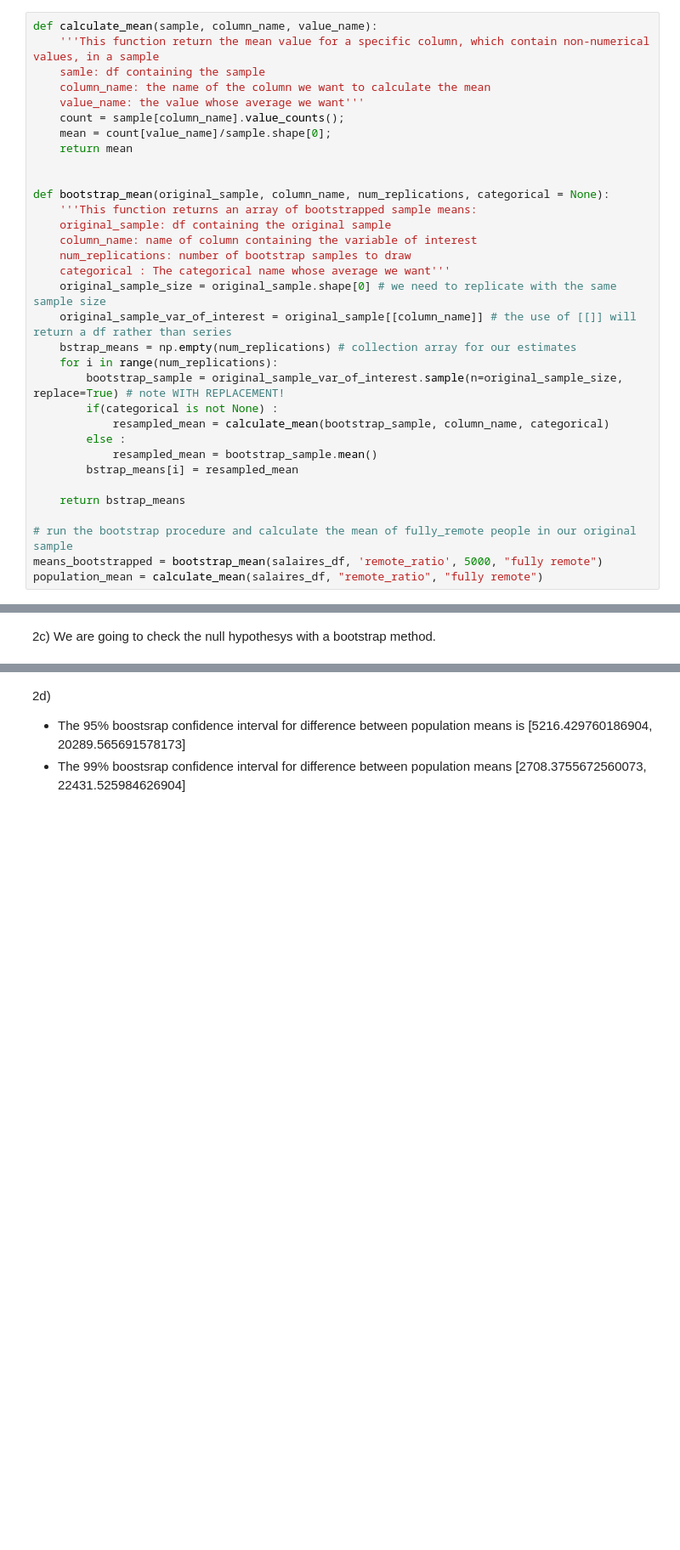
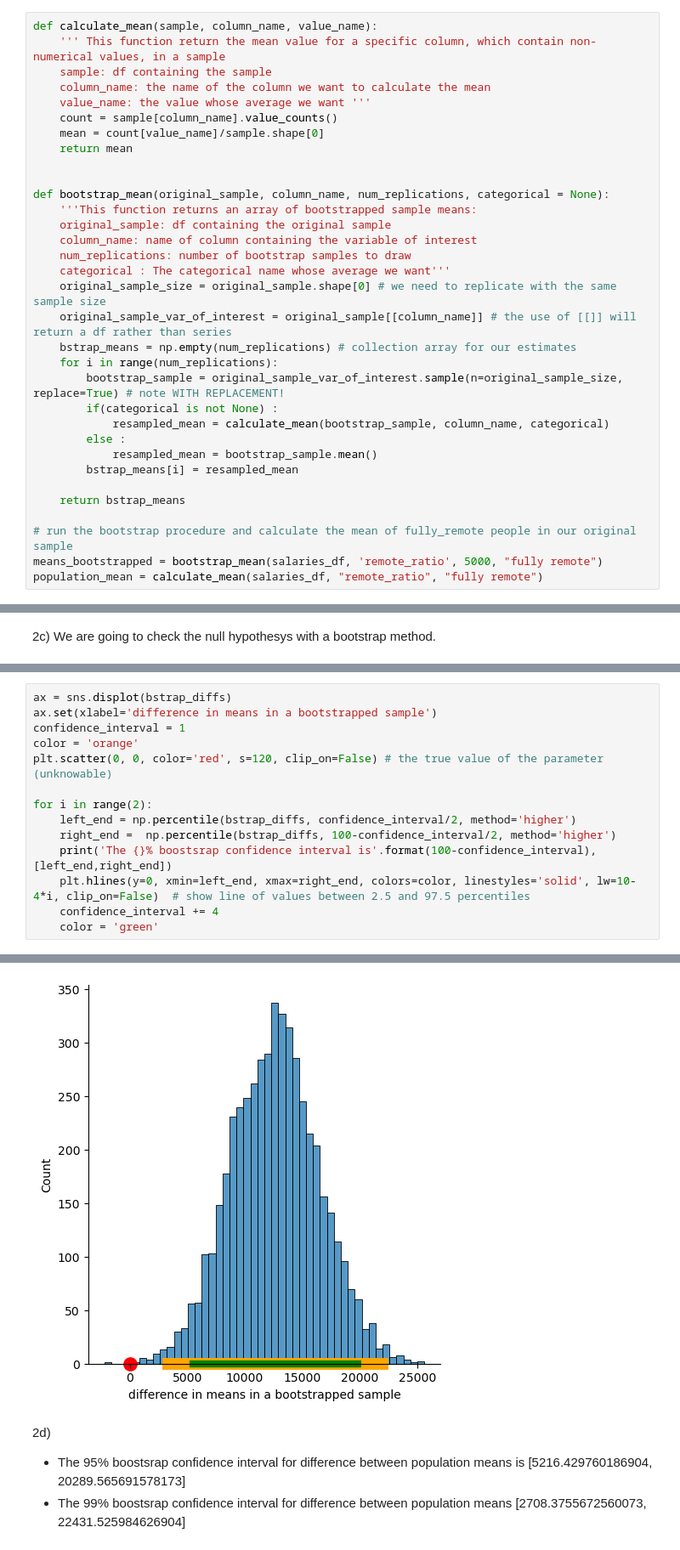
Before and after one commit to sammamou/data_analysis-hw3, a Jupyter notebook: Homework 3.ipynb, the cells around one changed output, grey strips where cells are left out. Shown at 85% size. Cells and saved outputs as stored; diff of their text form; blank space fills up the shorter version.

```diff
--- a/Homework 3.ipynb
+++ b/Homework 3.ipynb
@@ -37,12 +60,12 @@ on doit verifier a partir de remote_ratio. si j'ai fully remote c'est que le mec
 1c) We are going to check the null hypothesys with a bootstrap method.
 # %%
 def calculate_mean(sample, column_name, value_name):
-    '''This function return the mean value for a specific column, which contain non-numerical values, in a sample
-    samle: df containing the sample
+    ''' This function return the mean value for a specific column, which contain non-numerical values, in a sample
+    sample: df containing the sample
     column_name: the name of the column we want to calculate the mean
-    value_name: the value whose average we want'''
-    count = sample[column_name].value_counts();
-    mean = count[value_name]/sample.shape[0];
+    value_name: the value whose average we want '''
+    count = sample[column_name].value_counts()
+    mean = count[value_name]/sample.shape[0]
     return mean
 
 
@@ -66,8 +89,8 @@ def bootstrap_mean(original_sample, column_name, num_replications, categorical =
     return bstrap_means
 
 # run the bootstrap procedure and calculate the mean of fully_remote people in our original sample
-means_bootstrapped = bootstrap_mean(salaires_df, 'remote_ratio', 5000, "fully remote")
-population_mean = calculate_mean(salaires_df, "remote_ratio", "fully remote")
+means_bootstrapped = bootstrap_mean(salaries_df, 'remote_ratio', 5000, "fully remote")
+population_mean = calculate_mean(salaries_df, "remote_ratio", "fully remote")
 # %% [markdown]
 1d) Our conclusion is that we can reject the H0 under the conditions (with a condidence iterval of 95%)
 # %%
@@ -126,3 +151,18 @@ def bootstrap_mean_difference(original_sample, column_name, grouping_var, num_re
 
 # run the bootstrap procedure
 bstrap_diffs = bootstrap_mean_difference(dataScientist_dataEngineer_df, 'salary_in_usd', 'job_title',  5000)
+# %%
+ax = sns.displot(bstrap_diffs)
+ax.set(xlabel='difference in means in a bootstrapped sample')
+confidence_interval = 1
+color = 'orange'
+plt.scatter(0, 0, color='red', s=120, clip_on=False) # the true value of the parameter (unknowable)
+
+for i in range(2):
+    left_end = np.percentile(bstrap_diffs, confidence_interval/2, method='higher')
+    right_end =  np.percentile(bstrap_diffs, 100-confidence_interval/2, method='higher')
+    print('The {}% boostsrap confidence interval is'.format(100-confidence_interval), [left_end,right_end])
+    plt.hlines(y=0, xmin=left_end, xmax=right_end, colors=color, linestyles='solid', lw=10-4*i, clip_on=False)  # show line of values between 2.5 and 97.5 percentiles
+    confidence_interval += 4
+    color = 'green'
+# %% [output]
@@ -129,3 +171,4 @@ bstrap_diffs = bootstrap_mean_difference(dataScientist_dataEngineer_df, 'salary_
+[figure, added]
 # %% [markdown]
 2d)
  - The 95% boostsrap confidence interval for difference between population means is [5216.429760186904, 20289.565691578173]
```
Also changed, not shown: parts of 24 cells of this notebook, 1 other file.
